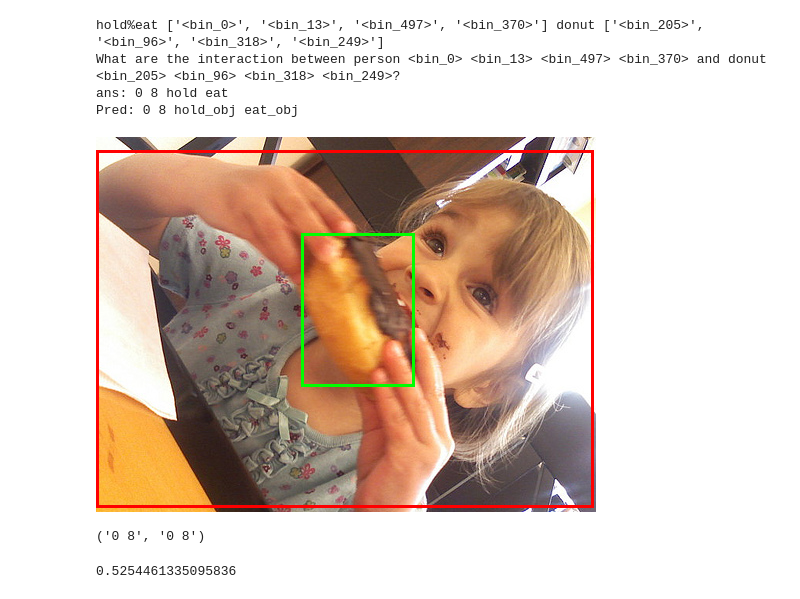
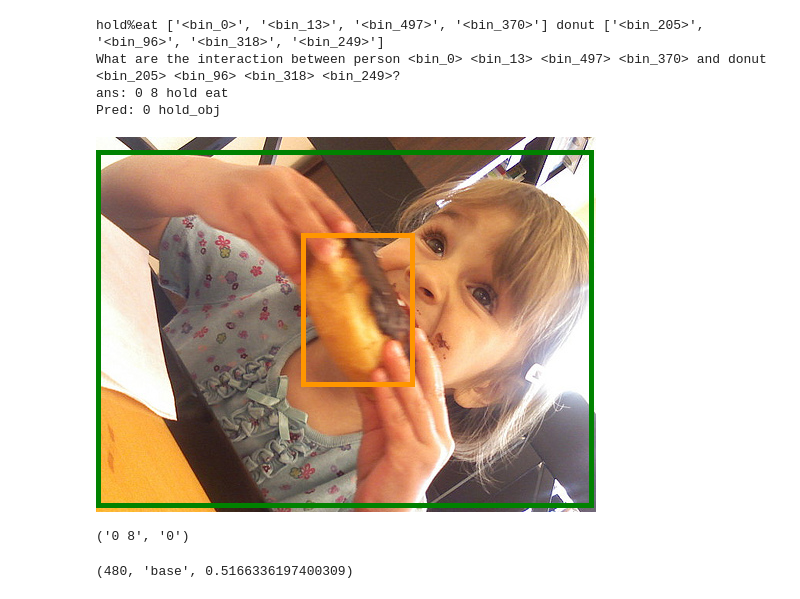
Before and after one commit to Absolute-Value/OFA, a Jupyter notebook: OFA_VCOCO.ipynb, the cells around one changed output. Cells and saved outputs as stored; diff of their text form; code cells hidden in the pictures.

```diff
--- a/OFA_VCOCO.ipynb
+++ b/OFA_VCOCO.ipynb
@@ -17,12 +17,14 @@ tasks.register_task('hoi', HoiTask)
 # turn on cuda if GPU is available
 use_cuda = torch.cuda.is_available()
 # use fp16 only when GPU is available
-use_fp16 = False
+use_fp16 = True
 
+img_size=256
+model_size="tiny"
 # specify some options for evaluation
 parser = options.get_generation_parser()
 # input_args = ["", "--task=refcoco", "--beam=10", "--path=checkpoints/ofa_large.pt", "--bpe-dir=utils/BPE", "--no-repeat-ngram-size=3", "--patch-image-size=384"]
-input_args = ["", "--task=hoi_task", "--beam=10", "--path=run_scripts/hoi/hoi_checkpoints/vcoco/base/30_1000_5e-5_512/checkpoint_best.pt", "--bpe-dir=utils/BPE", "--no-repeat-ngram-size=3", "--patch-image-size=512"]
+input_args = ["", "--task=hoi_task", "--beam=10", f"--path=run_scripts/hoi/hoi_checkpoints/vcoco/{model_size}/30_1000_5e-5_{img_size}/checkpoint_best.pt", "--bpe-dir=utils/BPE", "--no-repeat-ngram-size=3", f"--patch-image-size={img_size}"]
 args = options.parse_args_and_arch(parser, input_args)
 cfg = convert_namespace_to_omegaconf(args)
 # %%
@@ -178,7 +180,7 @@ import matplotlib.pyplot as plt
 # %%
 import os
 offset = 0
-file_dir = "/local/vcoco/"
+file_dir = "/data01/vcoco/"
 fp = open(os.path.join(file_dir,"test_ofa.tsv"), "r")
 lineid_to_offset = []
 for line in fp:
@@ -214,27 +216,10 @@ def HOI(img_number=0, save_dir=False, is_print=True):
         # img = cv2.resize(img, (task.cfg.patch_image_size, task.cfg.patch_image_size))
         for i, (human_box, obj_box) in enumerate(zip(boxes_target["human_boxes"], boxes_target["obj_boxes"])):
             print(f'{boxes_target["hois"][i]} {["<bin_{}>".format(int(pos)) for pos in human_box[:4]]} {boxes_target["objs"][i]} {["<bin_{}>".format(int(pos)) for pos in obj_box[:4]]}')
-            draw.rectangle([(human_box[0], human_box[1]), (human_box[2], human_box[3])], outline=(255, 0, 0), width=3)
-            draw.rectangle([(obj_box[0], obj_box[1]), (obj_box[2], obj_box[3])], outline=(0, 255, 0), width=3)
-            # cv2.putText(
-            #     img,  boxes_target["hois"][i].replace('_', ' '),  (int(human_box[0])+2, int(human_box[1])+20), fontFace=cv2.FONT_HERSHEY_SIMPLEX, fontScale=1, thickness=2, color=(0, 0, 255),
-            # )
-            # cv2.rectangle(
-            #     img, (int(human_box[0]), int(human_box[1])), (int(human_box[2]), int(human_box[3])), (0, 0, 255), 3
-            # )
-            # cv2.putText(
-            #     img,  boxes_target["objs"][i], (int(obj_box[0])+2, int(obj_box[1])+20), fontFace=cv2.FONT_HERSHEY_SIMPLEX, fontScale=1, thickness=2, color=(0, 255, 0),
-            # )
-            # cv2.rectangle(
-            #     img, (int(obj_box[0]), int(obj_box[1])), (int(obj_box[2]), int(obj_box[3])), (0, 255, 0), 3
-            # )
+            draw.rectangle([(human_box[0], human_box[1]), (human_box[2], human_box[3])], outline=(0, 130, 0), width=5)
+            draw.rectangle([(obj_box[0], obj_box[1]), (obj_box[2], obj_box[3])], outline=(255, 150, 0), width=5)
             break
-        # img_gt = cv2.cvtColor(img, cv2.COLOR_BGR2RGB)
 
-        # display result
-        # img = cv2.cvtColor(numpy.asarray(image), cv2.COLOR_RGB2BGR)
-    # img = cv2.resize(img, (task.cfg.patch_image_size, task.cfg.patch_image_size))
-    # Construct input sample & preprocess for GPU if cuda available
     human = " ".join(["<bin_{}>".format(int(pos)) for pos in boxes_target["human_boxes"][0][:4]])
     obj_name = boxes_target["objs"][0]
     obj = " ".join(["<bin_{}>".format(int(pos)) for pos in boxes_target["obj_boxes"][0][:4]])
@@ -254,10 +239,10 @@ def HOI(img_number=0, save_dir=False, is_print=True):
         # print(hypos[0][0]["tokens"])
         tokens, bins, imgs = decode_fn(hypos[0][0]["tokens"], task.tgt_dict, task.bpe, generator)
 
-    preds = [hoi_classes[int(t)] for t in tokens.split()]
-    preds = " ".join(preds)
     bins = bins.split()
     if is_print:
+        preds = [hoi_classes[int(t)] for t in tokens.split()]
+        preds = " ".join(preds)
         print(f'Pred: {tokens} {preds}')
         if save_dir:
             fig = plt.figure(figsize=(20,10))
@@ -275,20 +260,21 @@ def HOI(img_number=0, save_dir=False, is_print=True):
             display(img_gt)
             # plt.show()
     return hoi_ids, tokens
-# %%
-HOI(20, is_print=True)
-# %% [output]
-hold%eat ['<bin_0>', '<bin_13>', '<bin_497>', '<bin_370>'] donut ['<bin_205>', '<bin_96>', '<bin_318>', '<bin_249>']
-What are the interaction between person <bin_0> <bin_13> <bin_497> <bin_370> and donut <bin_205> <bin_96> <bin_318> <bin_249>?
-ans: 0 8 hold eat
-Pred: 0 8 hold_obj eat_obj
-[figure, removed]
-('0 8', '0 8')
+# %%
+# 27
+HOI(31, is_print=True)
+# %% [output]
+hold%eat ['<bin_0>', '<bin_13>', '<bin_497>', '<bin_370>'] donut ['<bin_205>', '<bin_96>', '<bin_318>', '<bin_249>']
+What are the interaction between person <bin_0> <bin_13> <bin_497> <bin_370> and donut <bin_205> <bin_96> <bin_318> <bin_249>?
+ans: 0 8 hold eat
+Pred: 0 hold_obj
+[figure, added]
+('0 8', '0')
 # %%
 result = []
 for i in range(len(lineid_to_offset)):
     ans, pred = HOI(i, is_print=False)
     result.append(ans==pred)
-sum(result)/len(result)
+img_size, model_size, sum(result)/len(result)
 # %% [output]
-0.5254461335095836
+(480, 'base', 0.5166336197400309)
```
Also changed, not shown: parts of 3 cells of this notebook, 1 other file.
